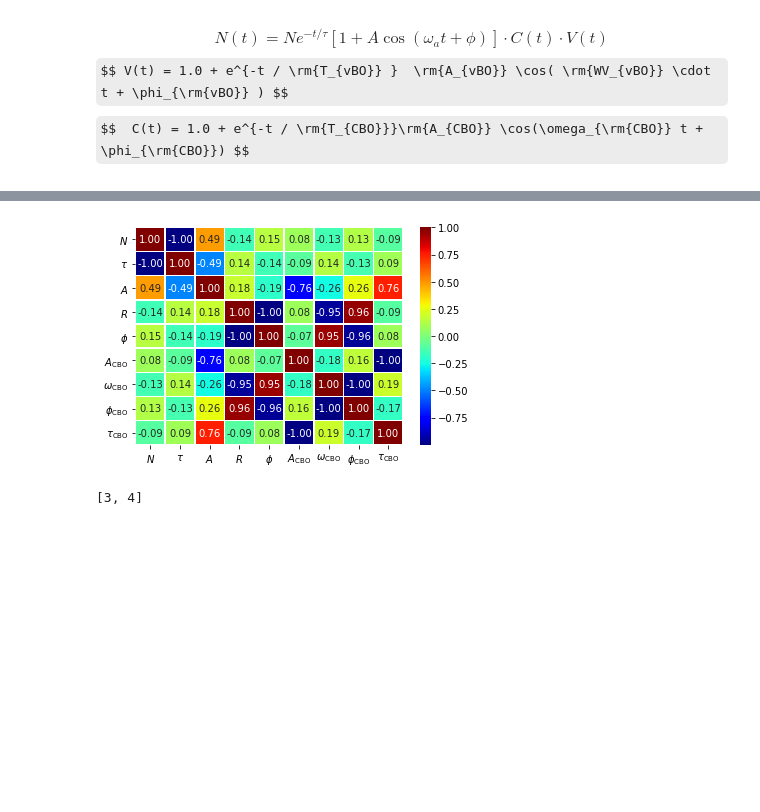
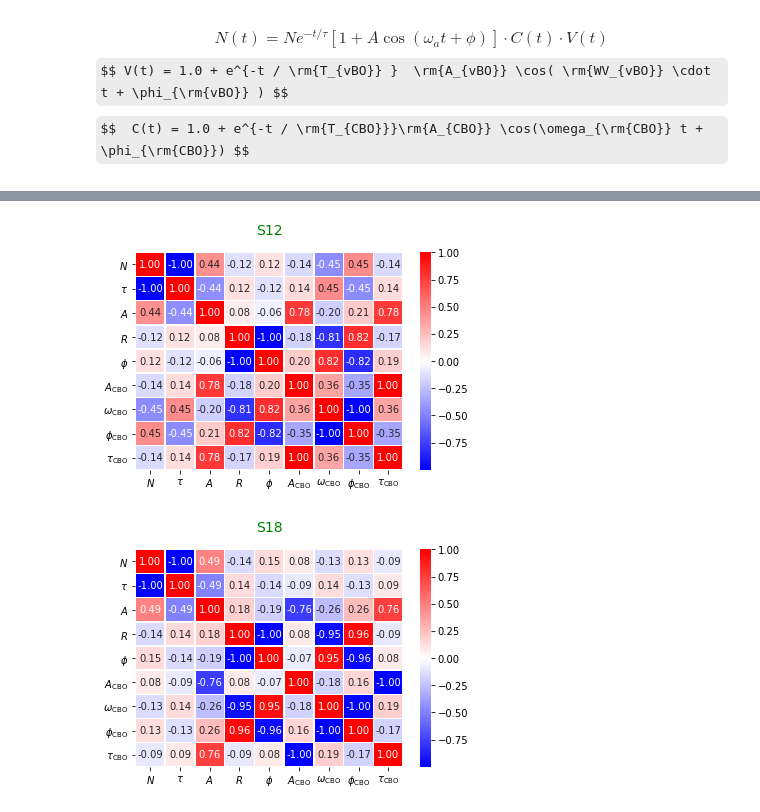
Before and after one commit to glukicov/EDMTracking, a Jupyter notebook: JupyterNB/Misc.ipynb, the cells around one changed output, grey strips where cells are left out. Cells and saved outputs as stored; diff of their text form; code cells hidden in the pictures; some formulas as TeX source; blank space fills up the shorter version.

```diff
--- a/JupyterNB/Misc.ipynb
+++ b/JupyterNB/Misc.ipynb
@@ -82,11 +82,3 @@ fig.savefig("../fig/NA_edm.png", dpi=300)
 $$N(t)=Ne^{-t/\tau}[1+A\cos(\omega_at+\phi)]\cdot{C(t)}\cdot{V(t)}$$
 $$ V(t) = 1.0 + e^{-t / \rm{T_{vBO}} }  \rm{A_{vBO}} \cos( \rm{WV_{vBO}} \cdot t + \phi_{\rm{vBO}} ) $$
 $$  C(t) = 1.0 + e^{-t / \rm{T_{CBO}}}\rm{A_{CBO}} \cos(\omega_{\rm{CBO}} t + \phi_{\rm{CBO}}) $$
-# %%
-import seaborn as sn
-import matplotlib.pyplot as plt
-corr=[np.corrcoef(np.load("../DATA/misc/pcov_S12.np.npy")), np.corrcoef(np.load("../DATA/misc/pcov_S18.np.npy"))]
-names=[r"$N$", r"$\tau$", r"$A$", r"$R$", r"$\phi$", r"$A_{\rm{CBO}}$", r"$\omega_{\rm{CBO}}$", r"$\phi_{\rm{CBO}}$", r"$\tau_{\rm{CBO}}$"]
-# %%
-for i in
-df_corr = pd.DataFrame(corr[0],columns=names, index=names)
@@ -105,8 +91,10 @@ df_corr = pd.DataFrame(corr[0],columns=names, index=names)
 # %%
-fig,ax = plt.subplots()
-# mask = np.zeros_like(df_corr)
-# mask[np.triu_indices_from(mask)] = True
-ax=sn.heatmap(df_corr, annot=True, fmt='.2f', linewidths=.5, cmap="jet") #
-fig.savefig("../fig/corr.png", dpi=300)
+for i_station, station in enumerate(stations):
+    df_corr = pd.DataFrame(corr[i_station],columns=names, index=names)
+    fig,ax = plt.subplots()
+    ax=sn.heatmap(df_corr, annot=True, fmt='.2f', linewidths=.5, cmap="bwr")
+    cu.textL(ax, 0.5, 1.1, "S"+str(station))
+    fig.savefig("../fig/corr_S"+str(station)+".png", dpi=300)
 # %% [output]
-[figure, old version]
+[figure, new version]
+[figure, added]
@@ -115,4 +100,0 @@ par=[3, 4, 5]
-# %%
-par[0:-1]
-# %% [output]
-[3, 4]
```
Also changed, not shown: parts of 3 cells of this notebook, 2 other files.
